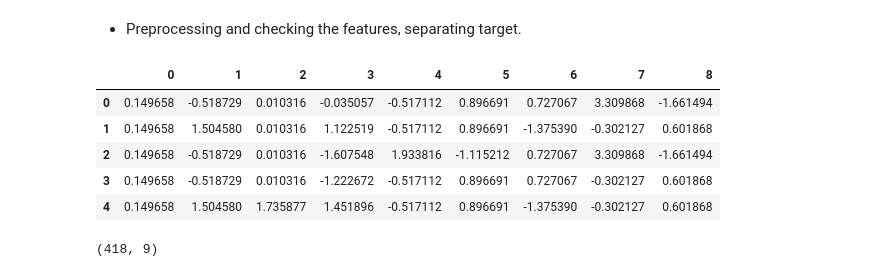
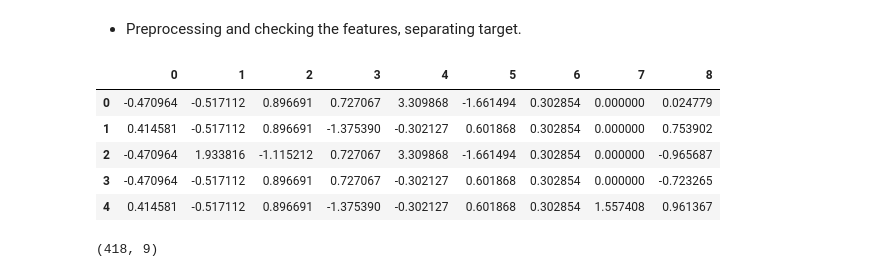
Before and after one commit to cruz-marco/titanic_kaggle, a Jupyter notebook: titanic-run.ipynb, the cells around one changed output. Drawn from its saved outputs; the diff is of its cells as text; code cells hidden in the pictures.

```diff
--- a/titanic-run.ipynb
+++ b/titanic-run.ipynb
@@ -444,7 +444,7 @@ KstestResult(statistic=0.15872430959454165, pvalue=4.482280613823409e-20)
 # %%
 X_transf_nums = pd.DataFrame()
 X_transf_nums['Age'] = train['Age'].apply(np.tan)
-X_transf_nums['SibSp'] =  train['SibSp'].apply(np.sin)
+X_transf_nums['SibSp'] =  train['SibSp']
 X_transf_nums['Parch'] = train['Parch'].apply(np.tan)
 X_transf_nums['Fare'] = train['Fare'].apply(np.cos)
 
@@ -511,5 +511,6 @@ Name: Survived, dtype: int64
 # %%
-nums = X_train[numeric_vars].copy()
+nums = X_train[numeric_vars[:-1]].copy()
+ssp = X_train[numeric_vars[-1]].copy()
 cats = X_train[categoric_vars].copy()
 # %%
 encoder = OneHotEncoder(drop='first', sparse=False)
@@ -523,5 +524,7 @@ pp_X_train = pd.merge(nums, cats, left_index=True, right_index=True)"""
 
 #--------------------------------------------------------------------------------------
 cats = pd.DataFrame(encoder.transform(cats), columns=cat_names)
-pp_X_train = pd.DataFrame(scaler.fit_transform(pd.merge(nums, cats, left_index=True, right_index=True)))
+pp_X_train = pd.DataFrame(scaler.fit_transform(pd.merge(ssp, cats, left_index=True, right_index=True)))
+pp_X_train[nums.columns] = nums
+pp_X_train.columns = list(range(0,9))
 # %%
@@ -832,7 +839,7 @@ X_test2.at[X_test2[(X_test2['Age'].isna()) & (X_test2['Fare']>=21.1)].index, 'Ag
 X_test2.at[X_test2[X_test2['Fare'].isna()].index, 'Fare'] = 76
 # %%
 X_test2['Age'] = X_test2['Age'].apply(np.tan)
-X_test2['SibSp'] =  X_test2['SibSp'].apply(np.sin)
+X_test2['SibSp'] =  X_test2['SibSp']
 X_test2['Parch'] = X_test2['Parch'].apply(np.tan)
 X_test2['Fare'] = X_test2['Fare'].apply(np.cos)
 
@@ -865,20 +872,23 @@ memory usage: 29.5+ KB
 # %%
 y_test2 = X_test2['Survived']
 X_test2 = X_test2[[*numeric_vars, *categoric_vars]]
 
-Xt2_nums = X_test2[numeric_vars]
+Xt2_nums = X_test2[numeric_vars[:-1]]
+Xt2_ssp = X_test2[numeric_vars[-1]]
 Xt2_cats = pd.DataFrame(encoder.transform(X_test2[categoric_vars]), columns=cat_names)
 
-pp_X_test2 = pd.DataFrame(scaler.transform(pd.merge(Xt2_nums, Xt2_cats, left_index=True, right_index=True)))
+pp_X_test2 = pd.DataFrame(scaler.transform(pd.merge(Xt2_ssp, Xt2_cats, left_index=True, right_index=True)))
+pp_X_test2[Xt2_nums.columns] = Xt2_nums
+pp_X_test2.columns = list(range(0,9))
 
 display(pp_X_test2.head())
 # %% [output]
 |  | 0 | 1 | 2 | 3 | 4 | 5 | 6 | 7 | 8 |
-| 0 | 0.149658 | -0.518729 | 0.010316 | -0.035057 | -0.517112 | 0.896691 | 0.727067 | 3.309868 | -1.661494 |
-| 1 | 0.149658 | 1.504580 | 0.010316 | 1.122519 | -0.517112 | 0.896691 | -1.375390 | -0.302127 | 0.601868 |
-| 2 | 0.149658 | -0.518729 | 0.010316 | -1.607548 | 1.933816 | -1.115212 | 0.727067 | 3.309868 | -1.661494 |
-| 3 | 0.149658 | -0.518729 | 0.010316 | -1.222672 | -0.517112 | 0.896691 | 0.727067 | -0.302127 | 0.601868 |
-| 4 | 0.149658 | 1.504580 | 1.735877 | 1.451896 | -0.517112 | 0.896691 | -1.375390 | -0.302127 | 0.601868 |
+| 0 | -0.470964 | -0.517112 | 0.896691 | 0.727067 | 3.309868 | -1.661494 | 0.302854 | 0.000000 | 0.024779 |
+| 1 | 0.414581 | -0.517112 | 0.896691 | -1.375390 | -0.302127 | 0.601868 | 0.302854 | 0.000000 | 0.753902 |
+| 2 | -0.470964 | 1.933816 | -1.115212 | 0.727067 | 3.309868 | -1.661494 | 0.302854 | 0.000000 | -0.965687 |
+| 3 | -0.470964 | -0.517112 | 0.896691 | 0.727067 | -0.302127 | 0.601868 | 0.302854 | 0.000000 | -0.723265 |
+| 4 | 0.414581 | -0.517112 | 0.896691 | -1.375390 | -0.302127 | 0.601868 | 0.302854 | 1.557408 | 0.961367 |
 # %%
 display(
     pp_X_test2.shape,
```
Also changed, not shown: parts of 20 cells of this notebook.
